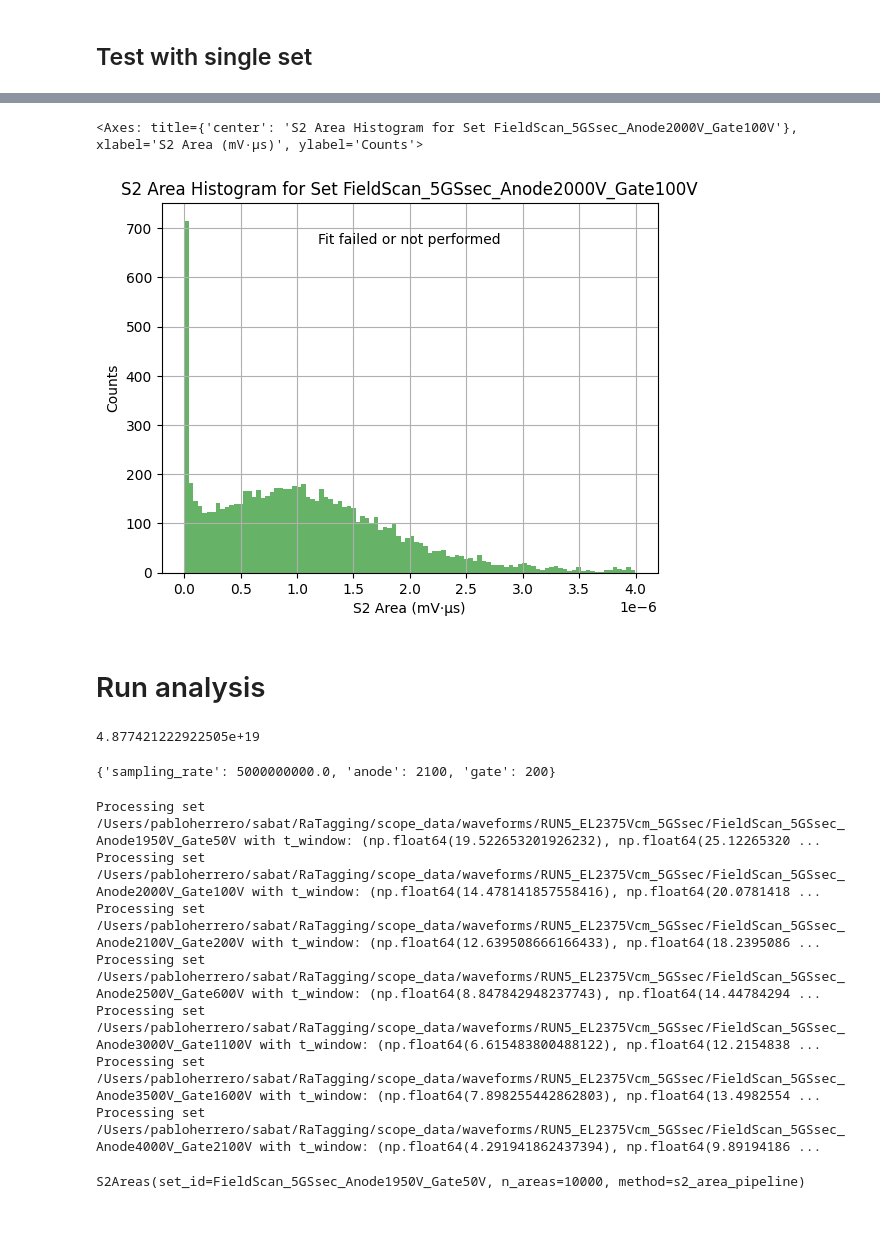
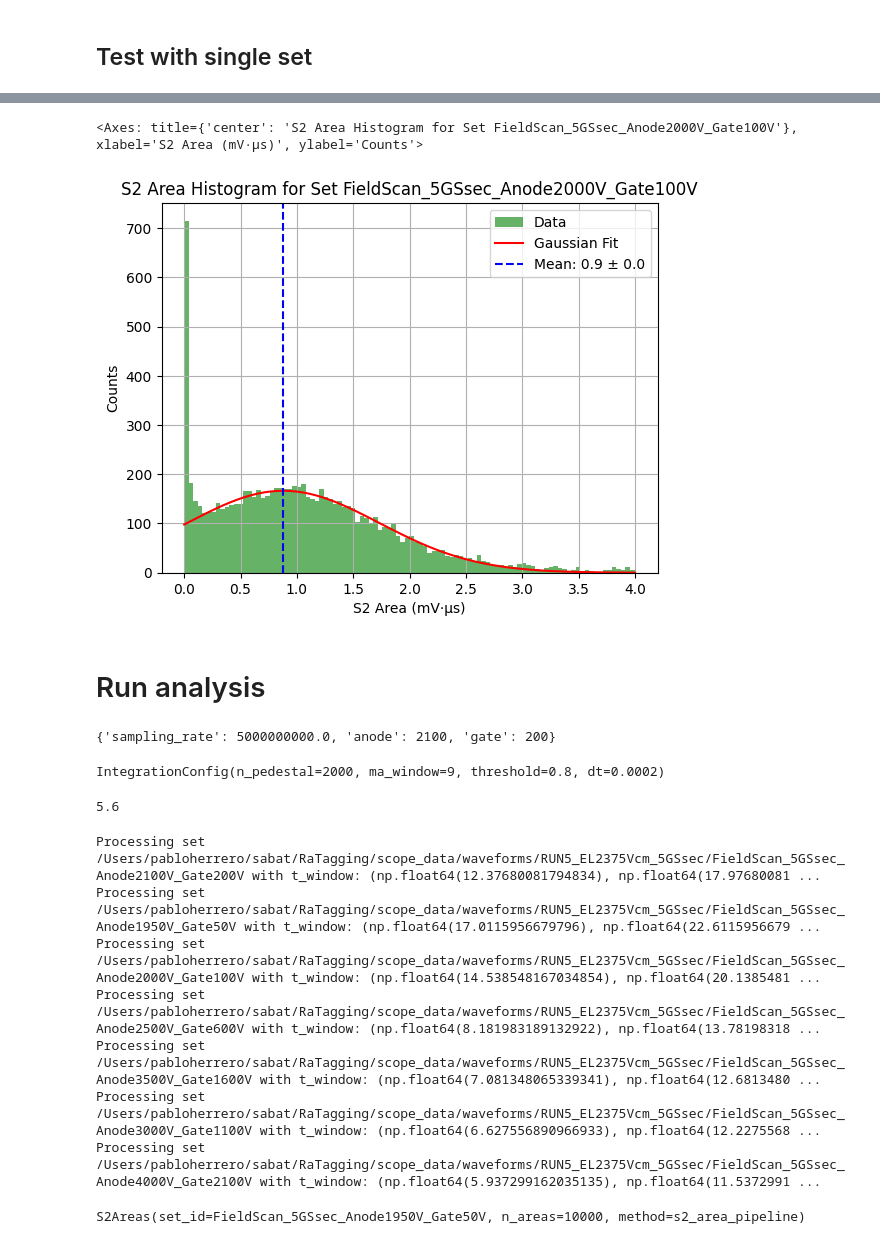
Before and after one commit to proscrite/RaTag, a Jupyter notebook: notebooks/s2_transformation_FP.ipynb, the cells around one changed output, grey strips where cells are left out. Saved outputs shown, nothing was run; the diff lists cells and outputs as text; code cells hidden in the pictures.

```diff
--- a/notebooks/s2_transformation_FP.ipynb
+++ b/notebooks/s2_transformation_FP.ipynb
@@ -43,6 +70,8 @@ np.float64(1.4571361031368357)
 ## Test with single set
 # %%
 set100 = constructors.set_from_dir(meas_path)
-set100.filenames[:3]
-set100.metadata['anode'], set100.metadata['gate'], set100.metadata.get('gate')
+
+set100 = constructors.set_fields(set100, run5.drift_gap, run5.el_gap, run5.gas_density)
+set100 = constructors.set_transport_properties(set100, run5.drift_gap )
+set100 = constructors.estimate_s1_from_batches(set100, n_batches=10, batch_size=20, flag_plot=True)
 # %% [output]
@@ -50,2 +92,5 @@ set100.metadata['anode'], set100.metadata['gate'], set100.metadata.get('gate')
 # %%
 areas_100 = analysis.integrate_set_s2(set100, t_window=(11.17, 18.17), n_pedestal=2000, threshold=0.8, dt=2e-4)
+# %%
+fitted_100 = analysis.fit_set_s2(areas_100, bin_cuts=(0, 4), nbins=100, exclude_index=4, flag_plot=True)
+fitted_100
@@ -52,31 +100,10 @@ areas_100 = analysis.integrate_set_s2(set100, t_window=(11.17, 18.17), n_pedesta
 # %%
-plotting.plot_hist_fit(areas_100, nbins=100, bin_cuts=(0, 4e-6))
+plotting.plot_hist_fit(fitted_100, nbins=100, bin_cuts=(0, 4))
 # %% [output]
 <Axes: title={'center': 'S2 Area Histogram for Set FieldScan_5GSsec_Anode2000V_Gate100V'}, xlabel='S2 Area (mV·µs)', ylabel='Counts'>
-[figure, old version]
+[figure, new version]
 # %% [markdown]
 # Run analysis
-# %%
-run5 = Run(
-    root_directory = base_dir,
-    run_id = "RUN5",
-    el_field = 2375,            # V/cm
-    target_isotope = "Th228",
-    pressure = 2.0,             # bar
-    temperature = 297,          # K
-    sampling_rate = 5e9,
-    el_gap = 0.8,               # cm
-    drift_gap = 1.4,            # cm
-
-    width_s2 = 5.6                # µs
-)
-
-run5 = constructors.populate_run(run5)
-run5 = transport.with_gas_density(run5)
-
-run5.gas_density
-# %% [output]
-4.877421222922505e+19
 # %%
 run5.sets[0].metadata
 # %% [output]
@@ -84,13 +113,22 @@ run5.sets[0].metadata
+# %%
+configs2 = config.IntegrationConfig()
+configs2
+# %% [output]
+IntegrationConfig(n_pedestal=2000, ma_window=9, threshold=0.8, dt=0.0002)
+# %%
+run5.width_s2
+# %% [output]
+5.6
 # %%
-results_run5 = integrate_run_s2(run5, n_pedestal=2000, threshold=0.8, )
+results_run5 = analysis.integrate_run_s2(run5, config=configs2)
 # %% [output]
-Processing set /Users/pabloherrero/sabat/RaTagging/scope_data/waveforms/RUN5_EL2375Vcm_5GSsec/FieldScan_5GSsec_Anode1950V_Gate50V with t_window: (np.float64(19.522653201926232), np.float64(25.12265320 ...
-Processing set /Users/pabloherrero/sabat/RaTagging/scope_data/waveforms/RUN5_EL2375Vcm_5GSsec/FieldScan_5GSsec_Anode2000V_Gate100V with t_window: (np.float64(14.478141857558416), np.float64(20.0781418 ...
-Processing set /Users/pabloherrero/sabat/RaTagging/scope_data/waveforms/RUN5_EL2375Vcm_5GSsec/FieldScan_5GSsec_Anode2100V_Gate200V with t_window: (np.float64(12.639508666166433), np.float64(18.2395086 ...
-Processing set /Users/pabloherrero/sabat/RaTagging/scope_data/waveforms/RUN5_EL2375Vcm_5GSsec/FieldScan_5GSsec_Anode2500V_Gate600V with t_window: (np.float64(8.847842948237743), np.float64(14.44784294 ...
-Processing set /Users/pabloherrero/sabat/RaTagging/scope_data/waveforms/RUN5_EL2375Vcm_5GSsec/FieldScan_5GSsec_Anode3000V_Gate1100V with t_window: (np.float64(6.615483800488122), np.float64(12.2154838 ...
-Processing set /Users/pabloherrero/sabat/RaTagging/scope_data/waveforms/RUN5_EL2375Vcm_5GSsec/FieldScan_5GSsec_Anode3500V_Gate1600V with t_window: (np.float64(7.898255442862803), np.float64(13.4982554 ...
-Processing set /Users/pabloherrero/sabat/RaTagging/scope_data/waveforms/RUN5_EL2375Vcm_5GSsec/FieldScan_5GSsec_Anode4000V_Gate2100V with t_window: (np.float64(4.291941862437394), np.float64(9.89194186 ...
+Processing set /Users/pabloherrero/sabat/RaTagging/scope_data/waveforms/RUN5_EL2375Vcm_5GSsec/FieldScan_5GSsec_Anode2100V_Gate200V with t_window: (np.float64(12.37680081794834), np.float64(17.97680081 ...
+Processing set /Users/pabloherrero/sabat/RaTagging/scope_data/waveforms/RUN5_EL2375Vcm_5GSsec/FieldScan_5GSsec_Anode1950V_Gate50V with t_window: (np.float64(17.0115956679796), np.float64(22.6115956679 ...
+Processing set /Users/pabloherrero/sabat/RaTagging/scope_data/waveforms/RUN5_EL2375Vcm_5GSsec/FieldScan_5GSsec_Anode2000V_Gate100V with t_window: (np.float64(14.538548167034854), np.float64(20.1385481 ...
+Processing set /Users/pabloherrero/sabat/RaTagging/scope_data/waveforms/RUN5_EL2375Vcm_5GSsec/FieldScan_5GSsec_Anode2500V_Gate600V with t_window: (np.float64(8.181983189132922), np.float64(13.78198318 ...
+Processing set /Users/pabloherrero/sabat/RaTagging/scope_data/waveforms/RUN5_EL2375Vcm_5GSsec/FieldScan_5GSsec_Anode3500V_Gate1600V with t_window: (np.float64(7.081348065339341), np.float64(12.6813480 ...
+Processing set /Users/pabloherrero/sabat/RaTagging/scope_data/waveforms/RUN5_EL2375Vcm_5GSsec/FieldScan_5GSsec_Anode3000V_Gate1100V with t_window: (np.float64(6.627556890966933), np.float64(12.2275568 ...
+Processing set /Users/pabloherrero/sabat/RaTagging/scope_data/waveforms/RUN5_EL2375Vcm_5GSsec/FieldScan_5GSsec_Anode4000V_Gate2100V with t_window: (np.float64(5.937299162035135), np.float64(11.5372991 ...
 # %%
 results_run5['FieldScan_5GSsec_Anode1950V_Gate50V']
 # %% [output]
```
Also changed, not shown: parts of 32 cells of this notebook, 2 other files.
